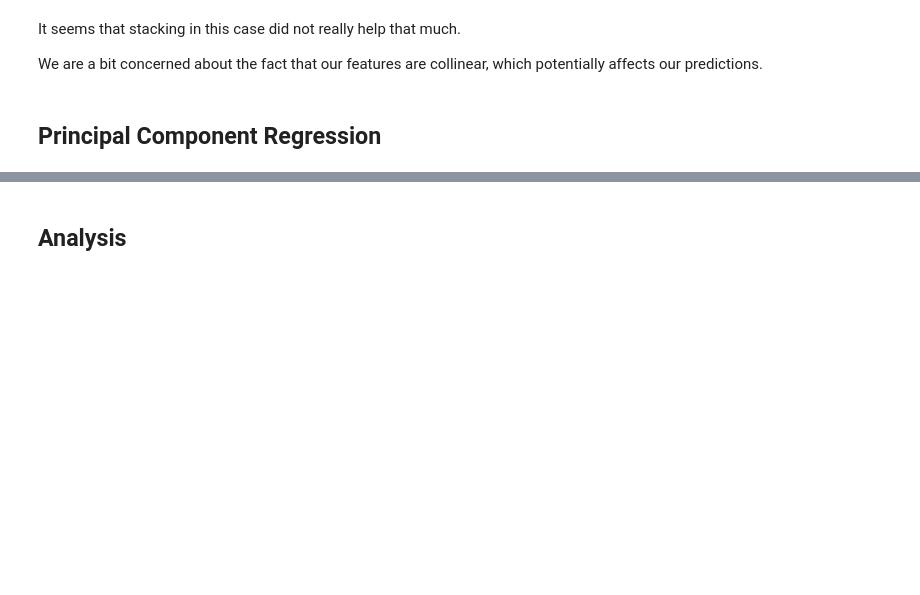
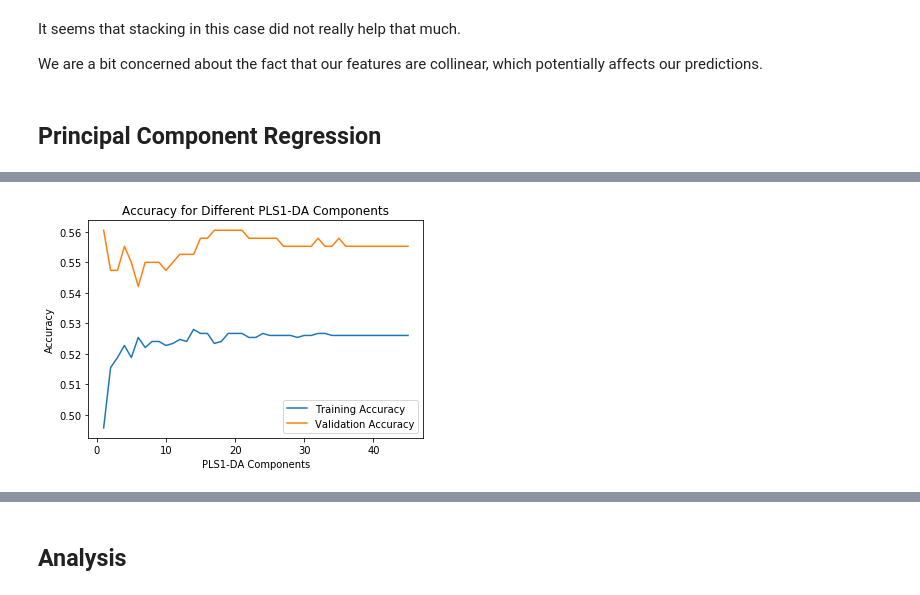
Before and after one commit to AC209aWC2018/World-Cup-2018, a Jupyter notebook: models/beyond_baseline.ipynb, the cells around one changed output, grey strips where cells are left out. Cells and saved outputs as stored; diff of their text form; code cells hidden in the pictures; blank space fills up the shorter version.

```diff
--- a/models/beyond_baseline.ipynb
+++ b/models/beyond_baseline.ipynb
@@ -313,0 +348,33 @@ y_train_lb = lb.fit_transform(y_train)
+# %%
+plsda1_train_score = []
+plsda1_valid_score = []
+
+# PLS1
+for i in np.arange(1, X_train.shape[1]):
+    # initialize empty array
+    train_pred = np.empty(y_train_lb.shape)
+    valid_pred = np.empty(y_valid_lb.shape)
+
+    plsda1_mod = PLSRegression(n_components=i, scale=False)
+    plsda1_mod.fit(X_train_scaled, y_train_lb[:,0])
+    train_pred[:,0] = plsda1_mod.predict(X_train_scaled).ravel()
+    valid_pred[:,0] = plsda1_mod.predict(X_valid_scaled).ravel()
+    plsda1_mod.fit(X_train_scaled, y_train_lb[:,1])
+    train_pred[:,1] = plsda1_mod.predict(X_train_scaled).ravel()
+    valid_pred[:,1] = plsda1_mod.predict(X_valid_scaled).ravel()
+    plsda1_mod.fit(X_train_scaled, y_train_lb[:,2])
+    train_pred[:,2] = plsda1_mod.predict(X_train_scaled).ravel()
+    valid_pred[:,2] = plsda1_mod.predict(X_valid_scaled).ravel()
+
+    plsda1_train_score.append(accuracy_score(y_train, np.argmax(train_pred, axis=1) - 1))
+    plsda1_valid_score.append(accuracy_score(y_valid, np.argmax(valid_pred, axis=1) - 1))
+# %%
+plt.plot(np.arange(1,len(plsda1_train_score)+1), plsda1_train_score, label='Training Accuracy')
+plt.plot(np.arange(1,len(plsda1_valid_score)+1), plsda1_valid_score, label='Validation Accuracy')
+
+plt.title('Accuracy for Different PLS1-DA Components')
+plt.xlabel('PLS1-DA Components')
+plt.ylabel('Accuracy')
+plt.legend();
+# %% [output]
+[figure, added]
```
Also changed, not shown: parts of 29 cells of this notebook, 1 other file.
